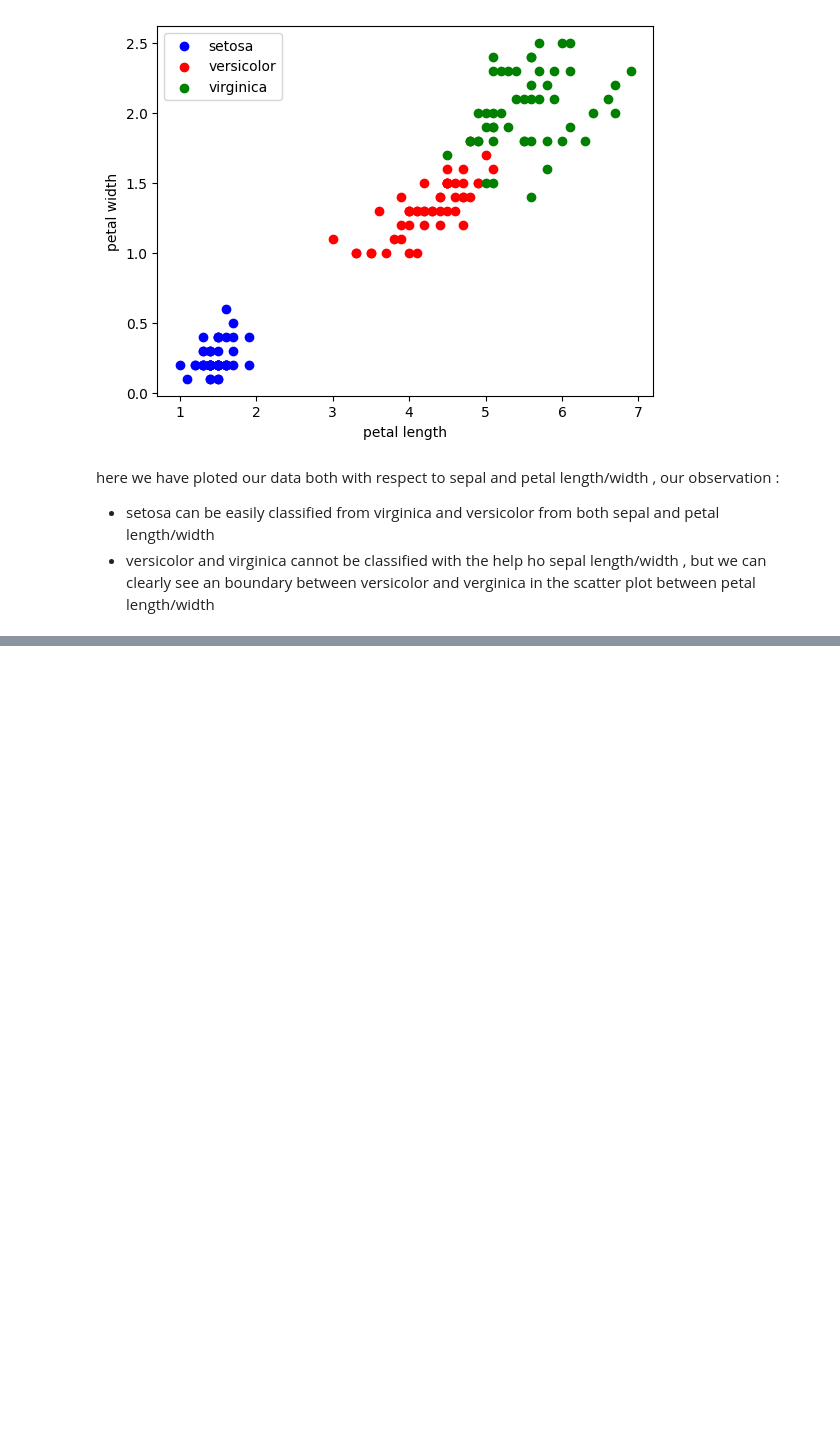
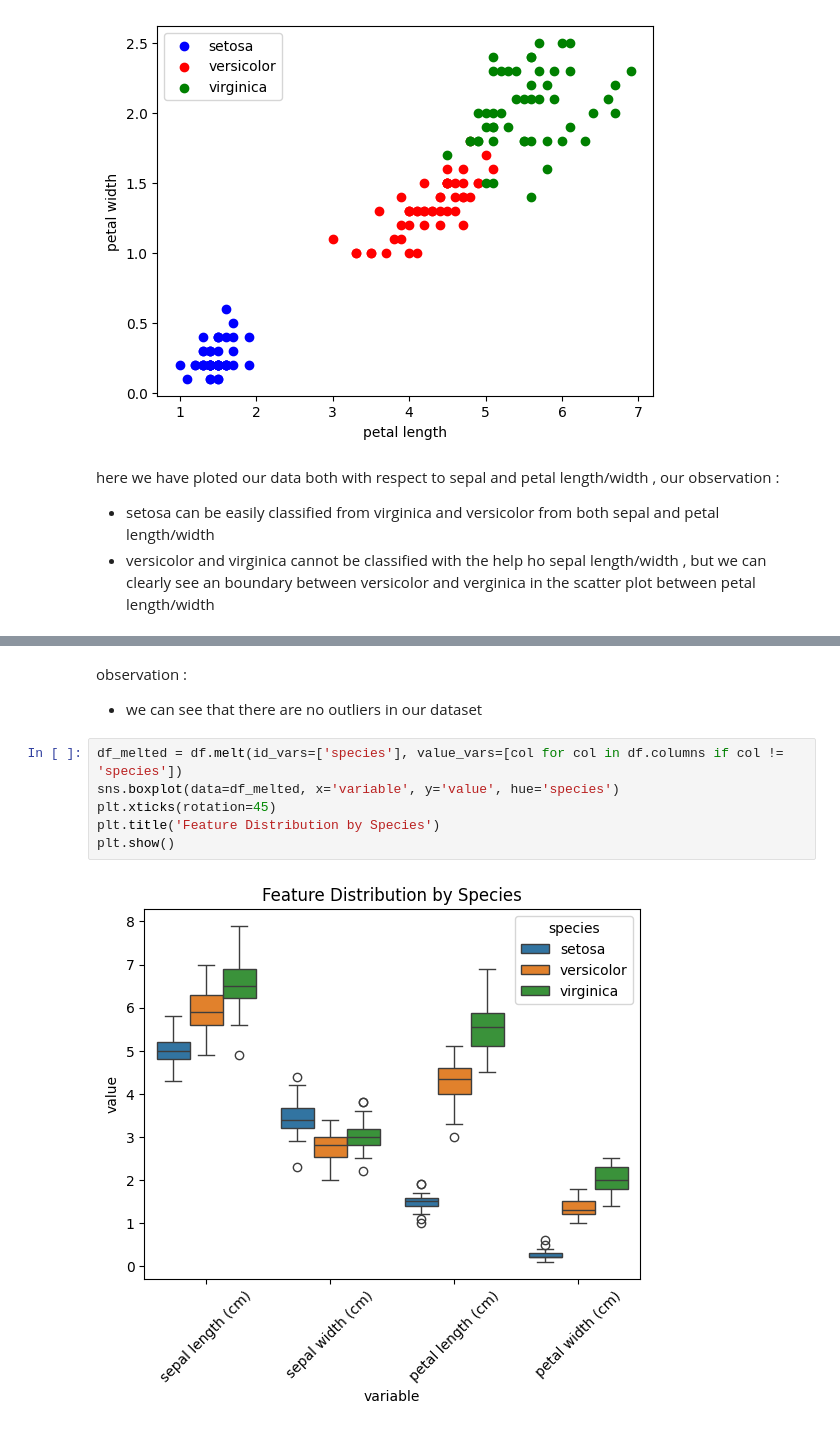
Before and after one commit to NiharSanoria1/iris_flower_classification, a Jupyter notebook: iris_class_notebook.ipynb, the cells around one changed output, grey strips where cells are left out. Cells and saved outputs as stored; diff of their text form; blank space fills up the shorter version.

```diff
--- a/iris_class_notebook.ipynb
+++ b/iris_class_notebook.ipynb
@@ -113,0 +131,12 @@ here we have ploted our data both with respect to sepal and petal length/width ,
+# %% [markdown]
+observation :
+
+- we can see that there are no outliers in our dataset
+# %%
+df_melted = df.melt(id_vars=['species'], value_vars=[col for col in df.columns if col != 'species'])
+sns.boxplot(data=df_melted, x='variable', y='value', hue='species')
+plt.xticks(rotation=45)
+plt.title('Feature Distribution by Species')
+plt.show()
+# %% [output]
+[figure, added]
```
Also changed, not shown: parts of 6 cells of this notebook, 2 other files.
